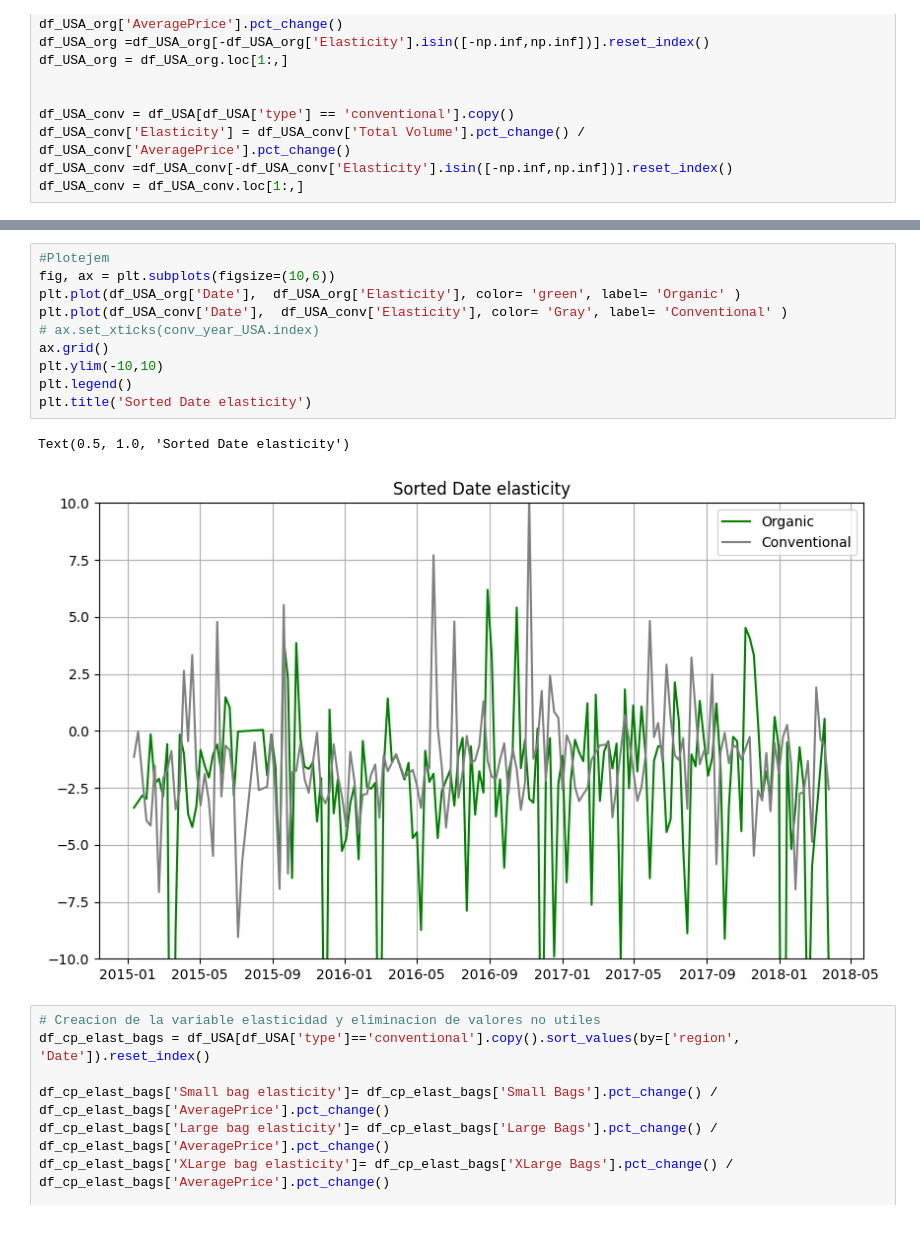
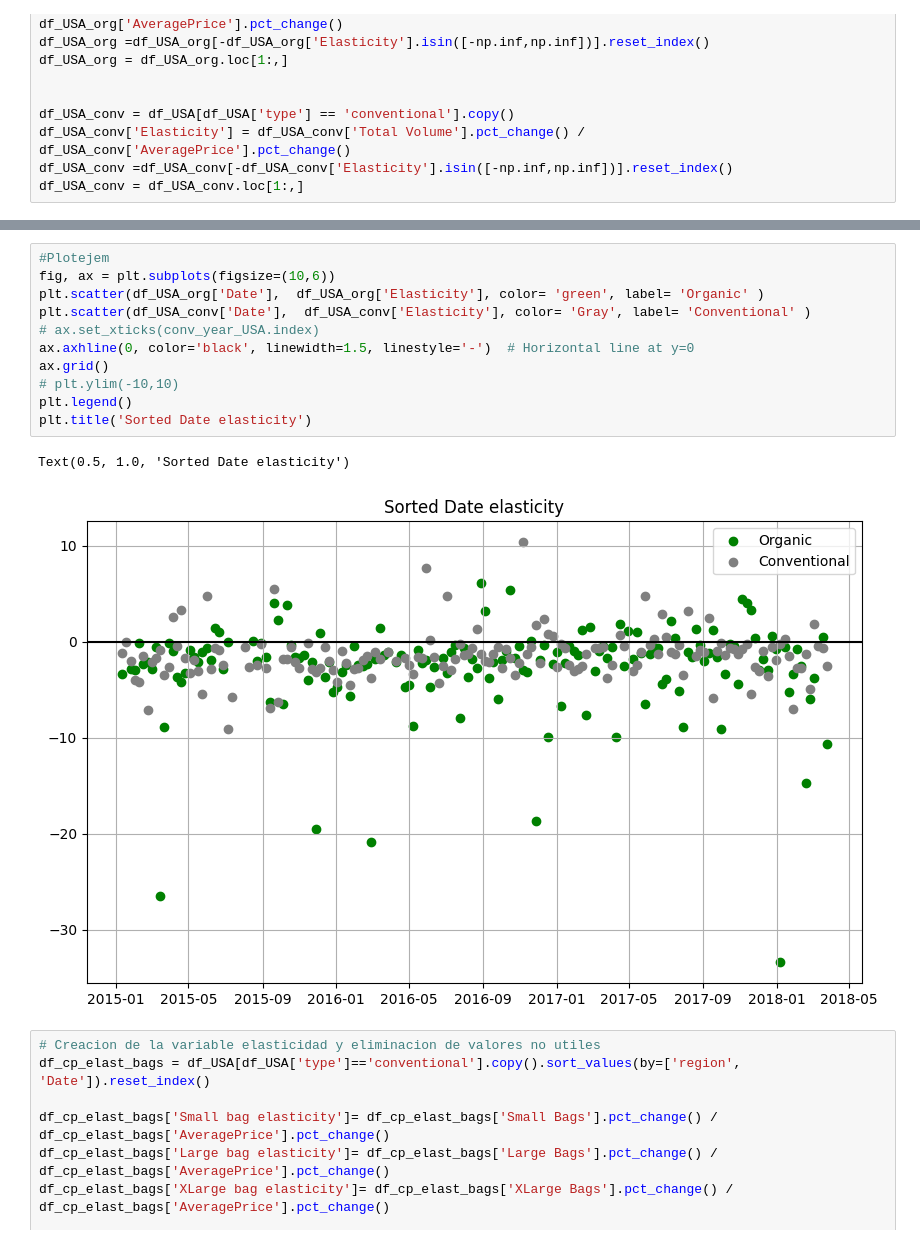
Before and after one commit to cpujol-dev/MiniProjectAavocado, a Jupyter notebook: 3.proyecto_team_apartados.ipynb, the cells around one changed output, grey strips where cells are left out. Cells and saved outputs as stored; diff of their text form.

```diff
--- a/3.proyecto_team_apartados.ipynb
+++ b/3.proyecto_team_apartados.ipynb
@@ -898,16 +1105,17 @@ Text(0.5, 1.0, 'Sorted year elasticity')
 # %%
 #Plotejem
 fig, ax = plt.subplots(figsize=(10,6))
-plt.plot(df_USA_org['Date'],  df_USA_org['Elasticity'], color= 'green', label= 'Organic' )
-plt.plot(df_USA_conv['Date'],  df_USA_conv['Elasticity'], color= 'Gray', label= 'Conventional' )
+plt.scatter(df_USA_org['Date'],  df_USA_org['Elasticity'], color= 'green', label= 'Organic' )
+plt.scatter(df_USA_conv['Date'],  df_USA_conv['Elasticity'], color= 'Gray', label= 'Conventional' )
 # ax.set_xticks(conv_year_USA.index)
+ax.axhline(0, color='black', linewidth=1.5, linestyle='-')  # Horizontal line at y=0
 ax.grid()
-plt.ylim(-10,10)
+# plt.ylim(-10,10)
 plt.legend()
 plt.title('Sorted Date elasticity')
 # %% [output]
 Text(0.5, 1.0, 'Sorted Date elasticity')
-[figure, old version]
+[figure, new version]
 # %%
 # Creacion de la variable elasticidad y eliminacion de valores no utiles
 df_cp_elast_bags = df_USA[df_USA['type']=='conventional'].copy().sort_values(by=['region', 'Date']).reset_index()
```
Also changed, not shown: parts of 12 cells of this notebook.
